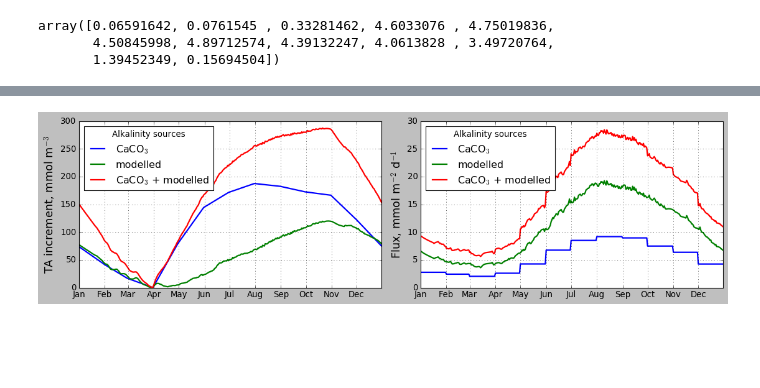
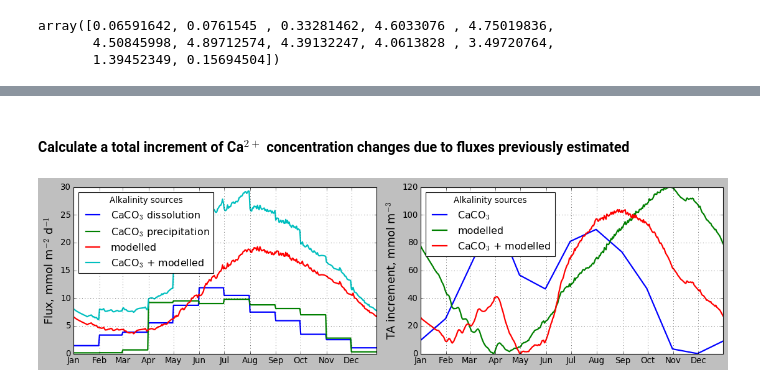
Before and after one commit to limash/Alkalinity_in_the_Wadden_Sea, a Jupyter notebook: 2_some_test_and_estimations.ipynb, the cells around one changed output, grey strips where cells are left out. Cells and saved outputs as stored; diff of their text form; code cells hidden in the pictures; blank space fills up the shorter version.

Commit message:
Fix CaCO3 alkalinity calculation, change the dissolution part to be a function of oxygen OM respiration instead of alkalinity flux

```diff
--- a/2_some_test_and_estimations.ipynb
+++ b/2_some_test_and_estimations.ipynb
@@ -458,0 +445,2 @@ array([-1.31226775, -1.13435629, -0.67989306,  3.30680377,  2.6198349 ,
+# %%
+ca_flux = caco3_dissolution - caco3_precipitation
@@ -459,2 +453,2 @@ array([-1.31226775, -1.13435629, -0.67989306,  3.30680377,  2.6198349 ,
 # %%
-caco3_array = np.array(caco3_flux)/2.5*2
+ca_array = np.array(ca_flux)/2.5*2
@@ -469,11 +463,13 @@ alk_surface_year = alk_surface_year.reset_index()
 alk_array = np.array(alk_surface_year['B_C_Alk'])
 alkflux_bottom_year = alkflux_bottom.loc['2011-01-01':'2011-12-31']
 alkflux_bottom_year = alkflux_bottom_year.reset_index()
+# %% [markdown]
+#### Calculate a total increment of Ca$^{2+}$ concentration changes due to fluxes previously estimated
 # %%
 calpart = np.zeros(365)
 day = 0
 last_entry = 0
-for month, increment in zip(year_days, caco3_array):
+for month, increment in zip(year_days, ca_array):
     temp = np.linspace(last_entry+increment, last_entry+increment*month, num=month)
     calpart[day:day+month] = temp
     last_entry = temp[-1]
@@ -484,41 +480,48 @@ day = 0
 for month, increment in zip(year_days, caco3_dissolution):
     caco3_dis[day:day+month] = increment
     day += month
+# %%
+caco3_pre = np.zeros(365)
+day = 0
+for month, increment in zip(year_days, caco3_precipitation):
+    caco3_pre[day:day+month] = increment
+    day += month
 # %%
 result_array = alk_array + calpart
 # %%
 import matplotlib.dates as mdates
 
 plt.style.use('classic')
 fig = plt.figure(figsize=(14, 4))
-ax = fig.add_subplot(1, 2, 1) # row-col-num
+ax1 = fig.add_subplot(1, 2, 1) # row-col-num
+ax1.xaxis_date()
+ax1.xaxis.set_major_formatter(mdates.DateFormatter('%b'))
+ax1.plot(alk_surface_year['time'], caco3_dis*2, linewidth=2, label=r'CaCO$_3$ dissolution')
+ax1.plot(alk_surface_year['time'], caco3_pre*2, linewidth=2, label=r'CaCO$_3$ precipitation')
+ax1.plot(alk_surface_year['time'], alkflux_bottom_year['B_C_Alk   _flux'], linewidth=2, label=r'modelled')
+ax1.plot(alk_surface_year['time'], caco3_dis*2+alkflux_bottom_year['B_C_Alk   _flux'], linewidth=2, label=r'CaCO$_3$ + modelled')
+# --- add title and axis labels
+#ax.set_title('Alkalinity fluxes')
+ax1.set_ylabel('Flux, mmol m$^{-2}$ d$^{-1}$', fontsize=16)
+#ax.set_xlabel('Month', fontsize=16)
+# --- plot a legend in the best location
+ax1.legend(loc='upper left', title='Alkalinity sources')
+# --- add grid – not in default classic style
+ax1.grid(True)
+ax = fig.add_subplot(1, 2, 2) # row-col-num
 ax.xaxis.set_major_formatter(mdates.DateFormatter('%b'))
 ax.plot(alk_surface_year['time'], calpart-calpart.min(), linewidth=2, label=r'CaCO$_3$')
 ax.plot(alk_surface_year['time'], alk_array-alk_array.min(), linewidth=2, label=r'modelled')
 ax.plot(alk_surface_year['time'], result_array - result_array.min(), linewidth=2, label=r'CaCO$_3$ + modelled')
 # --- add title and axis labels
 #ax.set_title('Alkalinity fluxes')
 ax.set_ylabel('TA increment, mmol m$^{-3}$', fontsize=16)
 #ax.set_xlabel('Month', fontsize=16)
 # --- plot a legend in the best location
 ax.legend(loc='upper left', title='Alkalinity sources')
 # --- add grid – not in default classic style
 ax.grid(True)
 
-ax1 = fig.add_subplot(1, 2, 2) # row-col-num
-ax1.xaxis_date()
-ax1.xaxis.set_major_formatter(mdates.DateFormatter('%b'))
-ax1.plot(alk_surface_year['time'], caco3_dis*2, linewidth=2, label=r'CaCO$_3$')
-ax1.plot(alk_surface_year['time'], alkflux_bottom_year['B_C_Alk   _flux'], linewidth=2, label=r'modelled')
-ax1.plot(alk_surface_year['time'], caco3_dis*2+alkflux_bottom_year['B_C_Alk   _flux'], linewidth=2, label=r'CaCO$_3$ + modelled')
-# --- add title and axis labels
-#ax.set_title('Alkalinity fluxes')
-ax1.set_ylabel('Flux, mmol m$^{-2}$ d$^{-1}$', fontsize=16)
-#ax.set_xlabel('Month', fontsize=16)
-# --- plot a legend in the best location
-ax1.legend(loc='upper left', title='Alkalinity sources')
-# --- add grid – not in default classic style
-ax1.grid(True)
 fig.tight_layout(pad=1)
 # %% [output]
-[figure, old version]
+[figure, new version]
```
Also changed, not shown: parts of 12 cells of this notebook, 1 other file.
